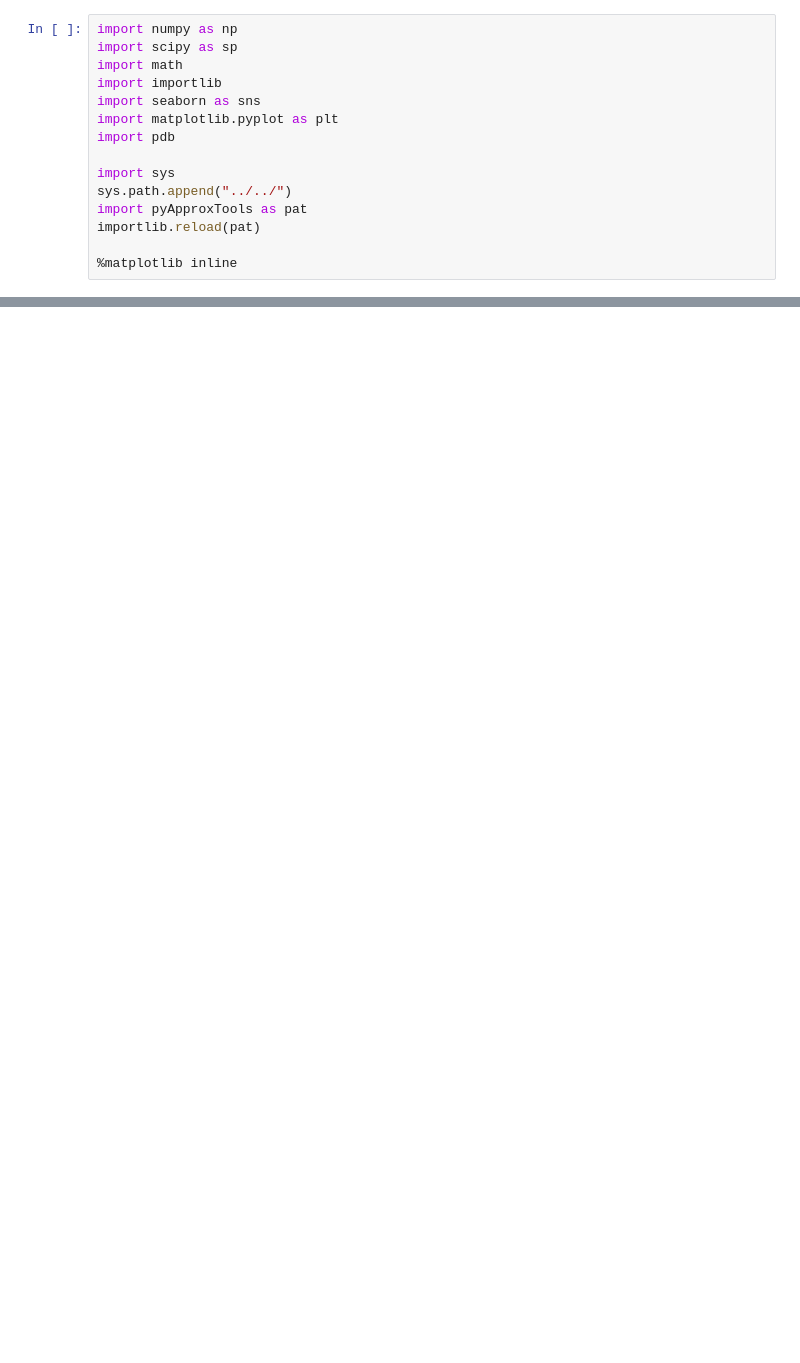
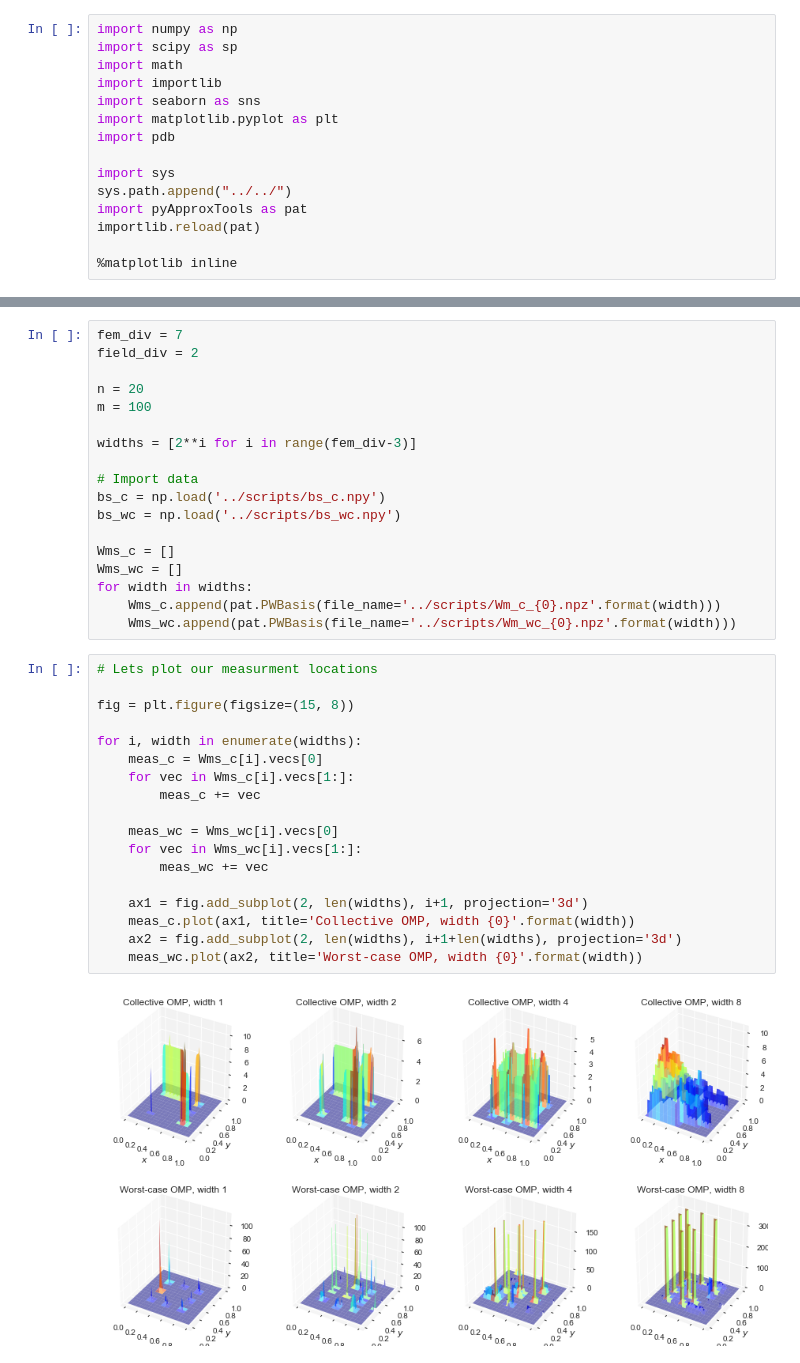
Before and after one commit to james-nichols/pyApproxTools, a Jupyter notebook: notebooks/omp/04_2d_PW_OMP.ipynb, the cells around one changed output, grey strips where cells are left out. Saved outputs shown, nothing was run; the diff lists cells and outputs as text; blank space fills up the shorter version.

```diff
--- a/notebooks/omp/04_2d_PW_OMP.ipynb
+++ b/notebooks/omp/04_2d_PW_OMP.ipynb
@@ -144,0 +89,38 @@ plt.show()"""
+# %%
+fem_div = 7
+field_div = 2
+
+n = 20
+m = 100
+
+widths = [2**i for i in range(fem_div-3)]
+
+# Import data
+bs_c = np.load('../scripts/bs_c.npy')
+bs_wc = np.load('../scripts/bs_wc.npy')
+
+Wms_c = []
+Wms_wc = []
+for width in widths:
+    Wms_c.append(pat.PWBasis(file_name='../scripts/Wm_c_{0}.npz'.format(width)))
+    Wms_wc.append(pat.PWBasis(file_name='../scripts/Wm_wc_{0}.npz'.format(width)))
+# %%
+# Lets plot our measurment locations
+
+fig = plt.figure(figsize=(15, 8))
+
+for i, width in enumerate(widths):
+    meas_c = Wms_c[i].vecs[0]
+    for vec in Wms_c[i].vecs[1:]:
+        meas_c += vec
+
+    meas_wc = Wms_wc[i].vecs[0]
+    for vec in Wms_wc[i].vecs[1:]:
+        meas_wc += vec
+
+    ax1 = fig.add_subplot(2, len(widths), i+1, projection='3d')
+    meas_c.plot(ax1, title='Collective OMP, width {0}'.format(width))
+    ax2 = fig.add_subplot(2, len(widths), i+1+len(widths), projection='3d')
+    meas_wc.plot(ax2, title='Worst-case OMP, width {0}'.format(width))
+# %% [output]
+[figure, added]
```
Also changed, not shown: parts of 9 cells of this notebook, 1 other file.
